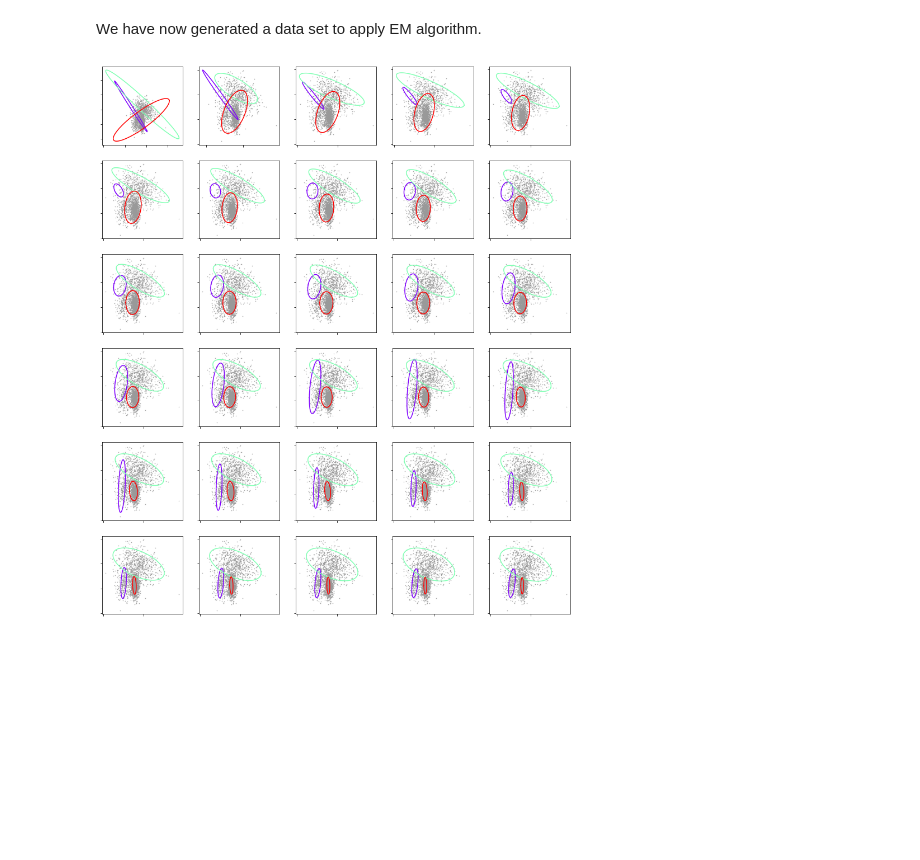
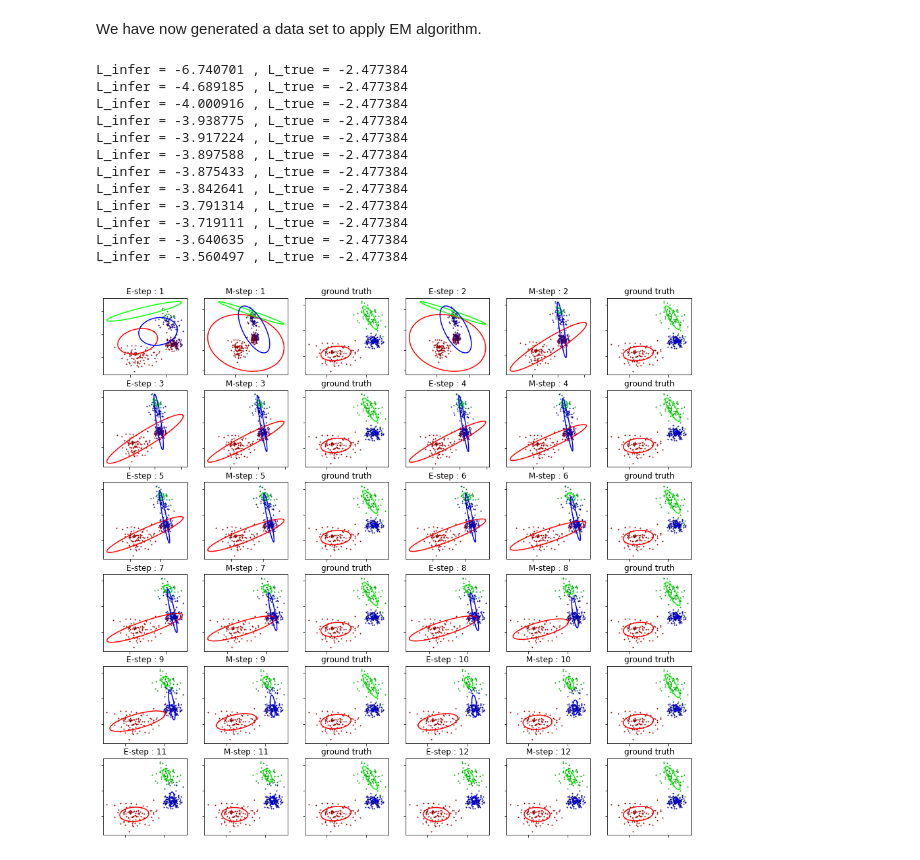
Before and after one commit to kiyomizuhi/machine_learning_scratch_Prince_computer_vision, a Jupyter notebook: EM_algorithm.ipynb, the cells around one changed output. Drawn from its saved outputs; the diff is of its cells as text; code cells hidden in the pictures; blank space fills up the shorter version.

```diff
--- a/EM_algorithm.ipynb
+++ b/EM_algorithm.ipynb
@@ -100,7 +115,7 @@ def contour_ellipse(mu, sg):
 # %%
 dim = 2    # dimension of the problem. Suppose we work on a 2D problem.
 nm = 3     # number of mixed gaussian. Here, we set it to 3.
-ns = 2000  # number of samples
+ns = 300  # number of samples
 # %%
 mu = 10 * np.random.rand(nm, dim)             # mean
 sg = generate_nice_covariance_for_ellipse(nm)  # this is to ensure the positive-definiteness of the sigma
@@ -128,0 +126,18 @@ for i, c in zip(range(nm), color):
+# %%
+smp = np.zeros((dim, ns))
+gs_true = np.zeros(ns)
+%matplotlib inline
+clrs1 = [(0.6, 0, 0), (0, 0.6, 0), (0, 0, 0.6)]
+clrs2 = [(1, 0, 0), (0, 1, 0), (0, 0, 1)]
+plt.rcParams['figure.figsize'] = (5.0, 4.0) # set default size of plots
+
+for i in range(nm):
+    smp[:, lm_ind[i]:lm_ind[i+1]] = np.random.multivariate_normal\
+                                    (mu[i], sg[i], lm_ind[i+1] - lm_ind[i]).T
+    gs_true[lm_ind[i]:lm_ind[i+1]] = multivariate_normal(mu[i], sg[i]).pdf(smp[:, lm_ind[i]:lm_ind[i+1]].T)
+    plt.plot(smp[0, lm_ind[i]:lm_ind[i+1]], smp[1, lm_ind[i]:lm_ind[i+1]], '.', markersize=3, color=clrs1[i]) #
+    elp = contour_ellipse(mu[i], sg[i])
+    plt.plot(elp[0], elp[1], color=clrs2[i], ls='-')
+
+L_true = np.log(gs_true).sum() / ns
+print('L_true', L_true)
@@ -134,28 +152,70 @@ sge = generate_nice_covariance_for_ellipse(nm) # initial std  (to be Estimated)
 lme = np.random.rand(nm)
 lme /= lme.sum()                      # initial mixture ratio (to be Estimated)
 # %%
-Nrep = 30
-plt.rcParams['figure.figsize'] = (15.0, 18.0) # set default size of plots
+Nrep = 12
+plt.rcParams['figure.figsize'] = (16.0, 15.0) # set default size of plots
+clr = 0.6
+clrs = [(1, 0, 0), (0, 1, 0), (0, 0, 1)]
 
 for rep in range(Nrep):
     gs = np.zeros((nm, ns))
     for i in range(nm):
         gs[i, :] = lme[i] * multivariate_normal(mue[i], sge[i]).pdf(smp.T)
 
+    # E-step
     r = gs / gs.sum(axis=0)
+    # plot the update
+    ax = plt.subplot(Nrep/2, 6, 1 + 3 * rep)
+    for i in range(ns):
+        plt.plot(smp[0, i], smp[1, i], '.', color=(clr*r[0, i], clr*r[1, i], clr*r[2, i]), markersize=2)
+    for i, c in zip(range(nm), clrs):
+        elp = contour_ellipse(mue[i], sge[i])
+        plt.plot(elp[0], elp[1], color=c, ls='-')
+        ax.set_yticklabels([])
+        ax.set_xticklabels([])
+        ax.set_title('E-step : %d' % (rep + 1))
+
+    # M-step
     lme = r.sum(axis=1)/r.sum()
     for i in range(nm):
         dlts = smp - mue[i][:, np.newaxis]
         sge[i] = np.dot((r[i] * dlts), dlts.T) / r[i].sum()
         mue[i] = (r[i] * smp).sum(axis=1) / r[i].sum()
-
-    ax = plt.subplot(6, 5, rep + 1)
-    plt.plot(smp[0], smp[1], '.', color=(0.6, 0.6, 0.6), markersize=1)
-    color = plt.cm.rainbow(np.linspace(0, 1, nm))
-    for i, c in zip(range(nm), color):
+    # plot the update
+    ax = plt.subplot(Nrep/2, 6, 1 + 3 * rep + 1)
+    for i in range(ns):
+        plt.plot(smp[0, i], smp[1, i], '.', color=(clr*r[0, i], clr*r[1, i], clr*r[2, i]), markersize=2)
+    for i, c in zip(range(nm), clrs):
         elp = contour_ellipse(mue[i], sge[i])
         plt.plot(elp[0], elp[1], color=c, ls='-')
         ax.set_yticklabels([])
         ax.set_xticklabels([])
+        ax.set_title('M-step : %d' % (rep + 1))
+
+    # plot the ground truth
+    ax = plt.subplot(Nrep/2, 6, 1 + 3 * rep + 2)
+    for i, c in zip(range(nm), clrs):
+        plt.plot(smp[0, lm_ind[i]:lm_ind[i+1]], smp[1, lm_ind[i]:lm_ind[i+1]], '.', markersize=2, color=clrs1[i]) #
+        elp = contour_ellipse(mu[i], sg[i])
+        plt.plot(elp[0], elp[1], color=clrs2[i], ls='-')
+        ax.set_title('ground truth')
+        ax.set_yticklabels([])
+        ax.set_xticklabels([])
+
+
+    L_infer = np.log(gs.sum(axis=0)).sum() / ns
+    print('L_infer = %2.6f , L_true = %2.6f' % (L_infer, L_true))
 # %% [output]
+L_infer = -6.740701 , L_true = -2.477384
+L_infer = -4.689185 , L_true = -2.477384
+L_infer = -4.000916 , L_true = -2.477384
+L_infer = -3.938775 , L_true = -2.477384
+L_infer = -3.917224 , L_true = -2.477384
+L_infer = -3.897588 , L_true = -2.477384
+L_infer = -3.875433 , L_true = -2.477384
+L_infer = -3.842641 , L_true = -2.477384
+L_infer = -3.791314 , L_true = -2.477384
+L_infer = -3.719111 , L_true = -2.477384
+L_infer = -3.640635 , L_true = -2.477384
+L_infer = -3.560497 , L_true = -2.477384
-[figure, old version]
+[figure, new version]
```
Also changed, not shown: parts of 6 cells of this notebook.
